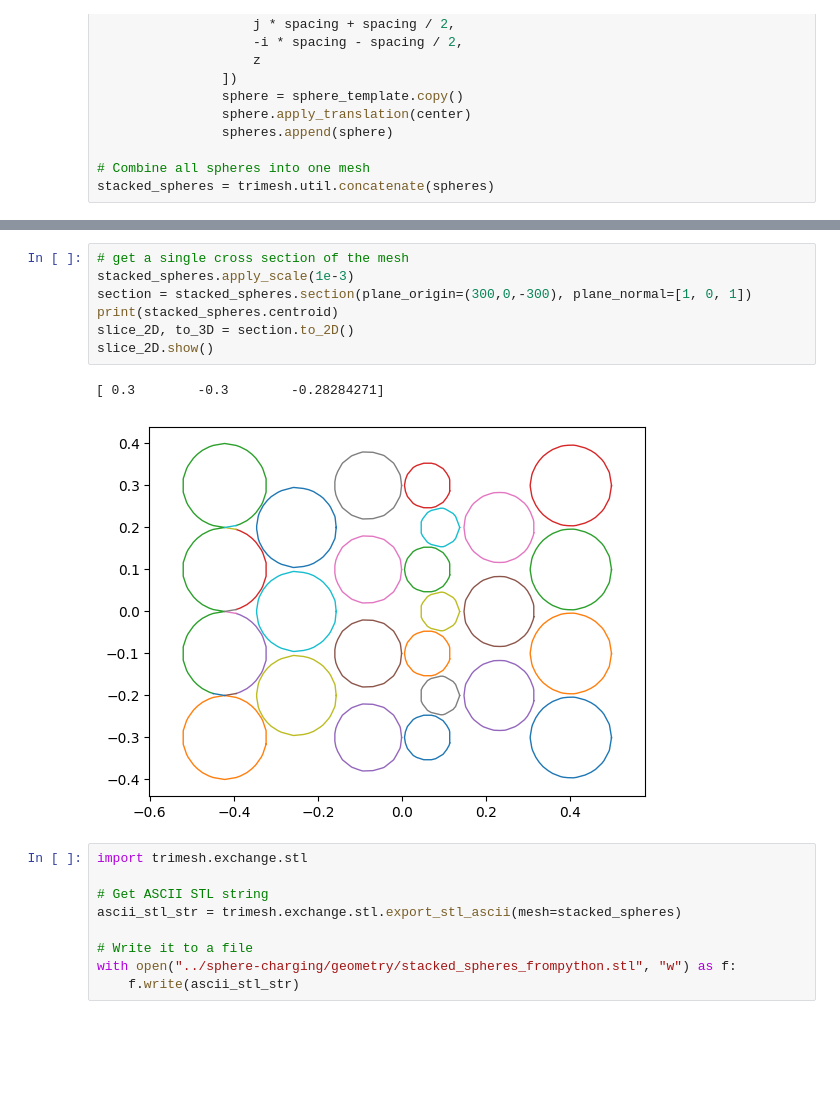
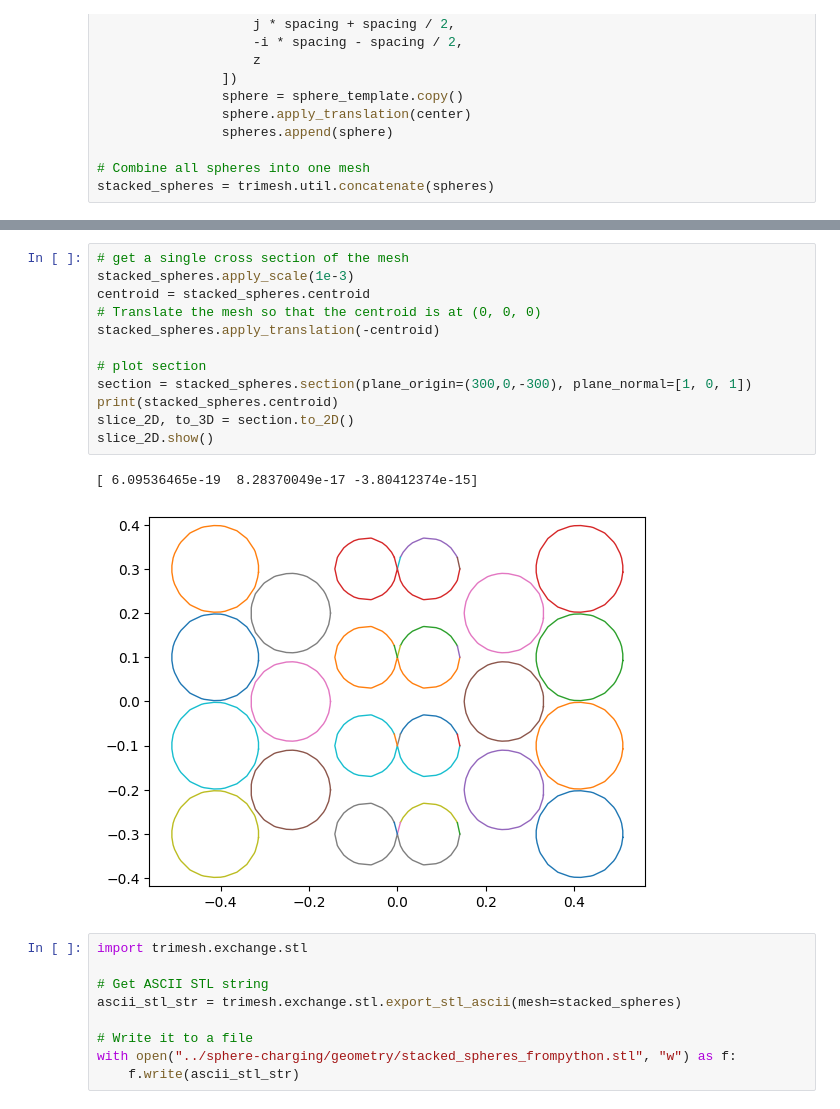
Before and after one commit to kgandhi63/g4chargeit, a Jupyter notebook: analysis/compare-stackedgeometry.ipynb, the cells around one changed output, grey strips where cells are left out. Saved outputs shown, nothing was run; the diff lists cells and outputs as text; blank space fills up the shorter version.

```diff
--- a/analysis/compare-stackedgeometry.ipynb
+++ b/analysis/compare-stackedgeometry.ipynb
@@ -110,13 +110,18 @@ scene.show()
 # %%
 # get a single cross section of the mesh
 stacked_spheres.apply_scale(1e-3)
+centroid = stacked_spheres.centroid
+# Translate the mesh so that the centroid is at (0, 0, 0)
+stacked_spheres.apply_translation(-centroid)
+
+# plot section
 section = stacked_spheres.section(plane_origin=(300,0,-300), plane_normal=[1, 0, 1])
 print(stacked_spheres.centroid)
 slice_2D, to_3D = section.to_2D()
 slice_2D.show()
 # %% [output]
-[ 0.3        -0.3        -0.28284271]
+[ 6.09536465e-19  8.28370049e-17 -3.80412374e-15]
-[figure, old version]
+[figure, new version]
 # %%
 import trimesh.exchange.stl
 
```
Also changed, not shown: 41 other files.
